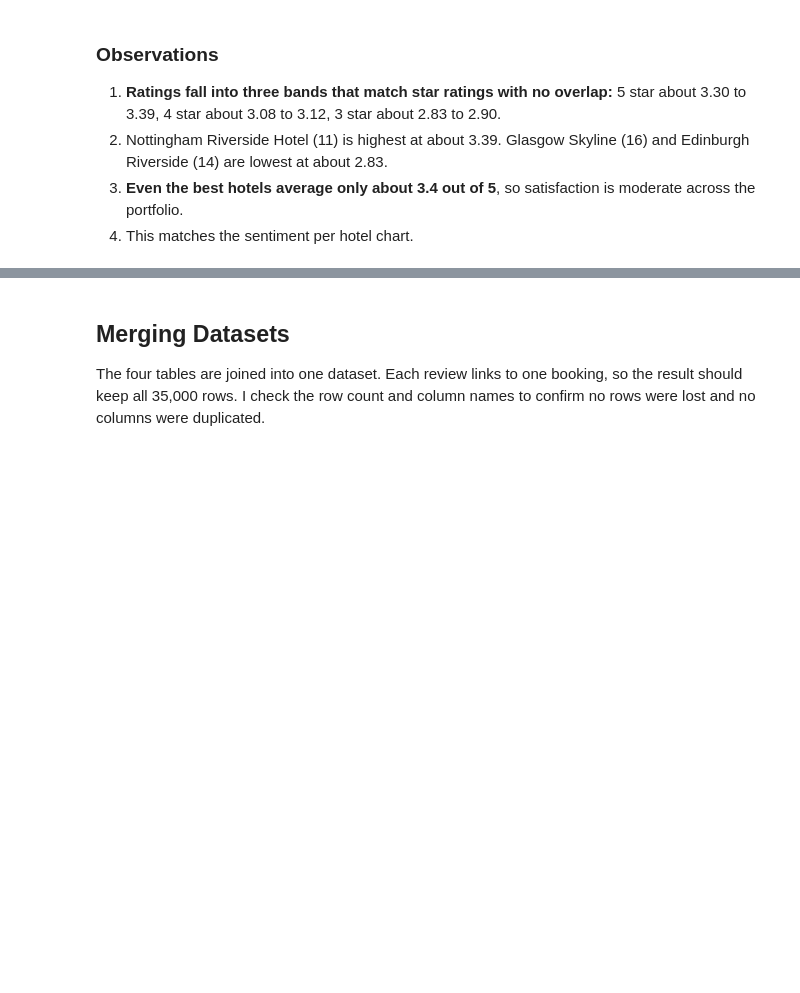
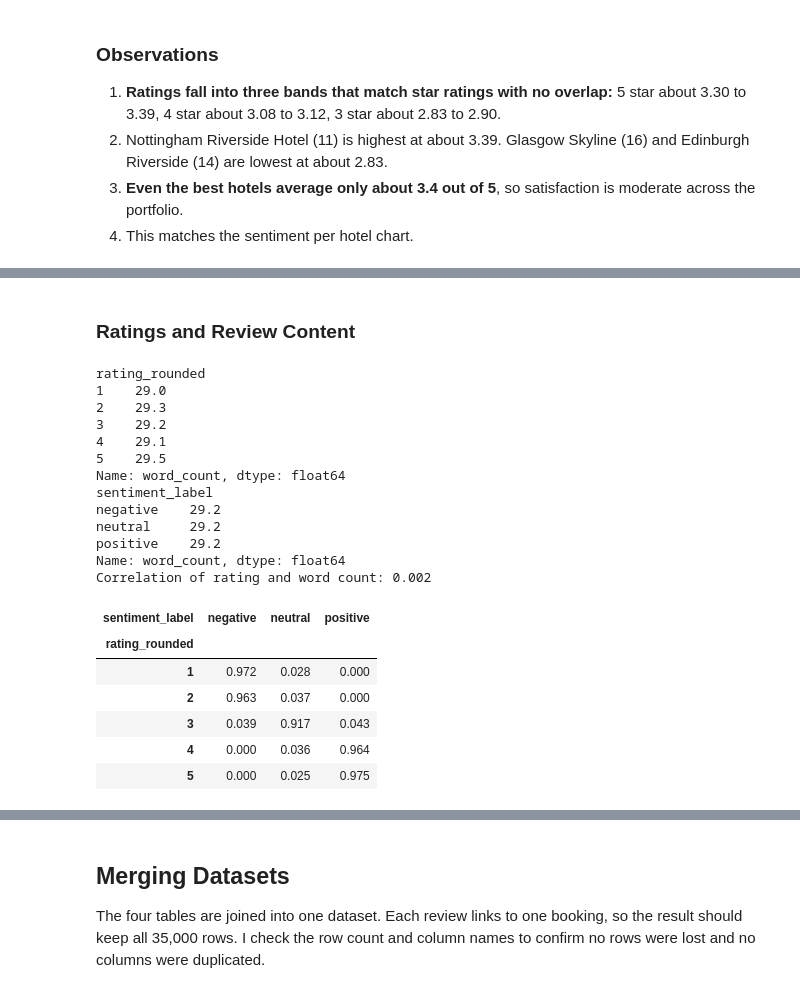
Before and after one commit to Chekwube-Uzoegwu/Guest_Experience_Analytics_Topic_Modelling_Sentiment_Analysis_Project, a Jupyter notebook: notebooks/GUEST_EXPERIENCE_ANALYTICS_SENTIMENT_ANALYSIS_EXPERIMENTATION_PHASE.ipynb, the cells around one changed output, grey strips where cells are left out. Drawn from its saved outputs; the diff is of its cells as text; code cells hidden in the pictures; blank space fills up the shorter version.

Commit message:
Add exploratory review analysis

```diff
--- a/notebooks/GUEST_EXPERIENCE_ANALYTICS_SENTIMENT_ANALYSIS_EXPERIMENTATION_PHASE.ipynb
+++ b/notebooks/GUEST_EXPERIENCE_ANALYTICS_SENTIMENT_ANALYSIS_EXPERIMENTATION_PHASE.ipynb
@@ -1279,0 +1320,18 @@ fig_hotel_avg_rating.show()
+# %%
+# Build a separate table of text measures so customer_review keeps its original columns
+review_text_stats = pd.DataFrame({
+    "character_count": customer_review["review_text"].str.len(),
+    "word_count": customer_review["review_text"].str.split().str.len(),
+    "sentiment_label": customer_review["sentiment_label"],
+    "rating_rounded": customer_review["rating_rounded"],
+})
+
+# Show the count, mean, spread, minimum and maximum of characters and words per review
+print(review_text_stats[["character_count", "word_count"]].describe().round(1))
+
+# Draw the distribution of words per review
+fig_word_count = px.histogram(review_text_stats, x="word_count", nbins=30,
+                              title="Distribution of Review Length in Words",
+                              labels={"word_count": "Words per review"})
+fig_word_count.update_layout(yaxis_title="Number of Reviews")
+fig_word_count.show()
@@ -1279,0 +1356,35 @@ fig_hotel_avg_rating.show()
+# %% [markdown]
+### Ratings and Review Content
+# %%
+# Average review length in words for each rounded rating
+print(review_text_stats.groupby("rating_rounded")["word_count"].mean().round(1))
+
+# Average review length in words for each sentiment label
+print(review_text_stats.groupby("sentiment_label")["word_count"].mean().round(1))
+
+# Correlation between the numeric rating and review length, where values near 0 mean no linear relationship
+print("Correlation of rating and word count:", round(customer_review["rating_score"].corr(review_text_stats["word_count"]), 3))
+
+# Cross tabulate rounded ratings against sentiment labels, showing the share of each rating that falls under each label
+pd.crosstab(customer_review["rating_rounded"], customer_review["sentiment_label"], normalize="index").round(3)
+# %% [output]
+rating_rounded
+1    29.0
+2    29.3
+3    29.2
+4    29.1
+5    29.5
+Name: word_count, dtype: float64
+sentiment_label
+negative    29.2
+neutral     29.2
+positive    29.2
+Name: word_count, dtype: float64
+Correlation of rating and word count: 0.002
+| sentiment_label | negative | neutral | positive |
+| rating_rounded |  |  |  |
+| 1 | 0.972 | 0.028 | 0.000 |
+| 2 | 0.963 | 0.037 | 0.000 |
+| 3 | 0.039 | 0.917 | 0.043 |
+| 4 | 0.000 | 0.036 | 0.964 |
+| 5 | 0.000 | 0.025 | 0.975 |
```
Also changed, not shown: parts of 9 cells of this notebook.
